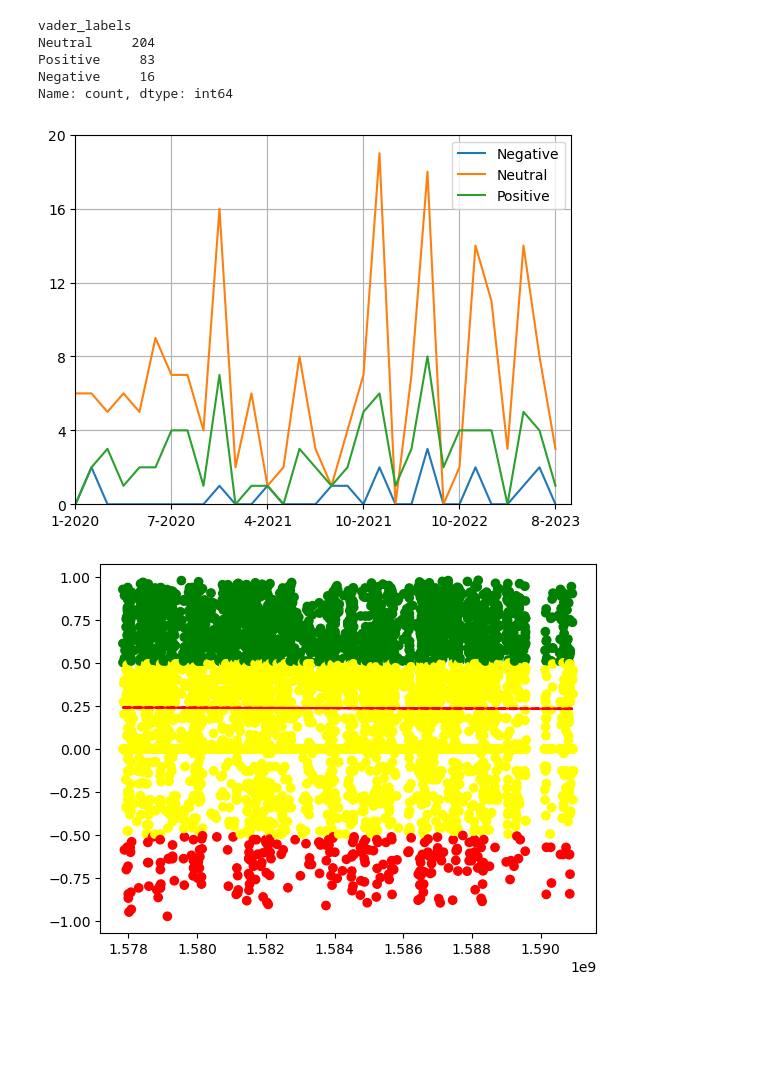
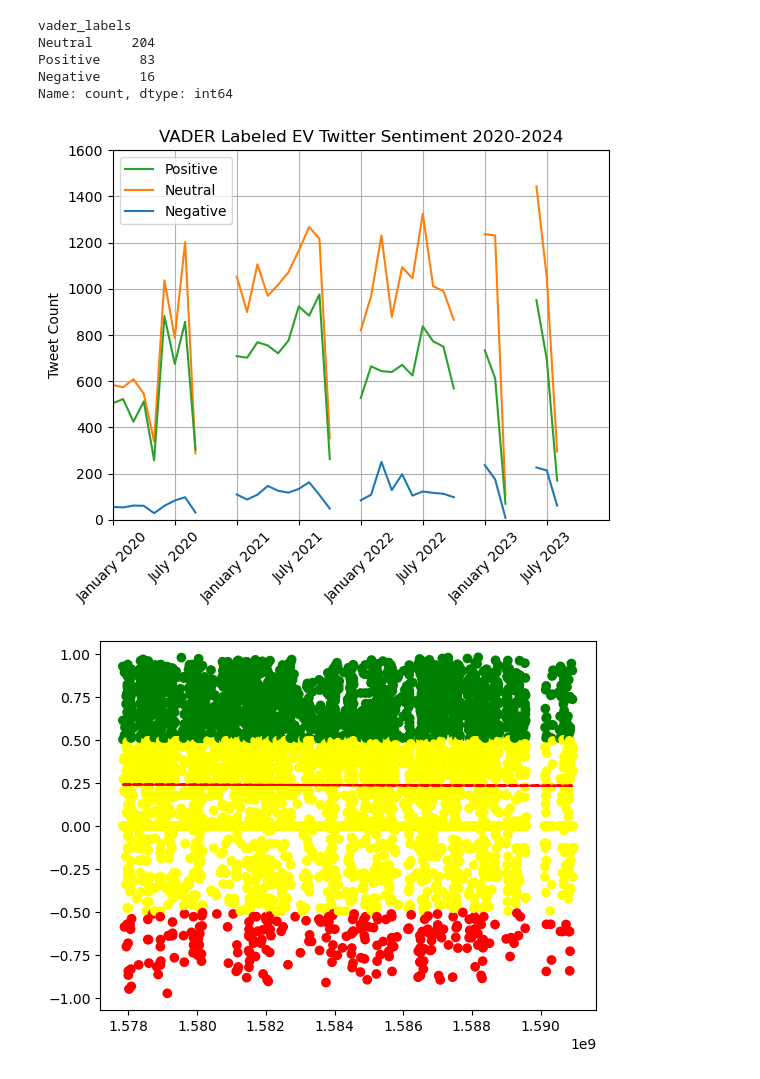
Before and after one commit to rrandev03/NLP_Final, a Jupyter notebook: 200_code/vader.ipynb, the cells around one changed output. Cells and saved outputs as stored; diff of their text form; code cells hidden in the pictures; blank space fills up the shorter version.

Commit message:
eda and vader

```diff
--- a/200_code/vader.ipynb
+++ b/200_code/vader.ipynb
@@ -109,6 +109,10 @@ new_df.loc[new_df["Tweet_Content"].duplicated(keep=False)]
 | 83530 | 2021-05-26 15:04:00+00:00 | As #EVs become more common on roa... | -0.3804 |
 | 83554 | 2021-05-26 23:02:01+00:00 | ESFI: Understanding Electric Vehi... | 0.4215 |
 993 rows × 3 columns
+# %%
+new_df = new_df.loc[~new_df["UTC_Time"].isna()]
+# %%
+new_df = new_df.loc[new_df["scores"] != 0.0]
 # %%
 df["vader_labels"] = pd.cut(
     df["scores"],
@@ -118,6 +122,12 @@ df["vader_labels"] = pd.cut(
 # %% [output]
 False    303
 Name: count, dtype: int64
+# %%
+new_df["vader_labels"] = pd.cut(
+    new_df["scores"],
+    bins=[-2, -0.5, 0.5, 1],
+    labels=["Negative", "Neutral", "Positive"],
+)
 # %%
 df_col = df[["Unnamed: 0", "Date", "Tweet_Content", "vader_labels"]]
 pivoted = df_col.pivot(
@@ -160,0 +194,18 @@ pivoted
+# %%
+pivoted.loc[8.5] = [2020, None, None, None, None, None, "October 2020"]
+pivoted.loc[8.6] = [2020, None, None, None, None, None, "November 2020"]
+pivoted.loc[8.7] = [2020, None, None, None, None, None, "December 2020"]
+pivoted.loc[18.1] = [2021, None, None, None, None, None, "November 2021"]
+pivoted.loc[18.2] = [2021, None, None, None, None, None, "December 2021"]
+pivoted.loc[28.1] = [2022, None, None, None, None, None, "November 2022"]
+pivoted.loc[28.2] = [2022, None, None, None, None, None, "December 2022"]
+pivoted.loc[31.1] = [2023, None, None, None, None, None, "April 2023"]
+pivoted.loc[31.2] = [2023, None, None, None, None, None, "May 2023"]
+pivoted.loc[35] = [2023, None, None, None, None, None, "September 2023"]
+pivoted.loc[36] = [2023, None, None, None, None, None, "October 2023"]
+pivoted.loc[37] = [2023, None, None, None, None, None, "November 2023"]
+pivoted.loc[38] = [2023, None, None, None, None, None, "December 2023"]
+# date_index = pd.date_range("01/01/2020", periods=48, freq="MS")
+# pivoted.reindex(date_index)
+pivoted = pivoted.sort_index().reset_index()
+pivoted
@@ -179,28 +248,29 @@ Name: count, dtype: int64
 # %%
 fig, ax = plt.subplots()
 # Calculate the best-fit line
-x = pivoted["Bi_Year"]
+x = pivoted["month_year"]
 y = pivoted["Negative"]
 y1 = pivoted["Neutral"]
 y2 = pivoted["Positive"]
 
 
 (line1,) = ax.plot(x, y, label="Negative")
 (line2,) = ax.plot(x, y1, label="Neutral")
 (line3,) = ax.plot(x, y2, label="Positive")
-ax.legend(handles=[line1, line2, line3])
-# ax.title("EV Sentiment Over Time")
+ax.legend(handles=[line3, line2, line1])
+plt.title("VADER Labeled EV Twitter Sentiment 2020-2024")
+plt.ylabel("Tweet Count")
 # Plot the scatter plot and the trend line
 # plt.plot(x, y)
 # plt.plot(x, y1)
 # plt.plot(x, y2)  # 'r--' is for a red dashed line
-ax.set(
-    xlim=(0, 31), xticks=np.arange(0, 31, 6), ylim=(0, 20), yticks=np.arange(0, 24, 4)
-)
+ax.set(ylim=(0, 1600), xlim=(0, 48), xticks=np.arange(0, 48, 6))
+# ax.tick_params(axis="x", labelrotation=45)
+plt.xticks(rotation=45)
 plt.grid(True)
 plt.show()
 # %% [output]
-[figure, old version]
+[figure, new version]
 # %%
 fig, ax = plt.subplots()
 # Calculate the best-fit line
```
Also changed, not shown: parts of 6 cells of this notebook, 6 other files.
